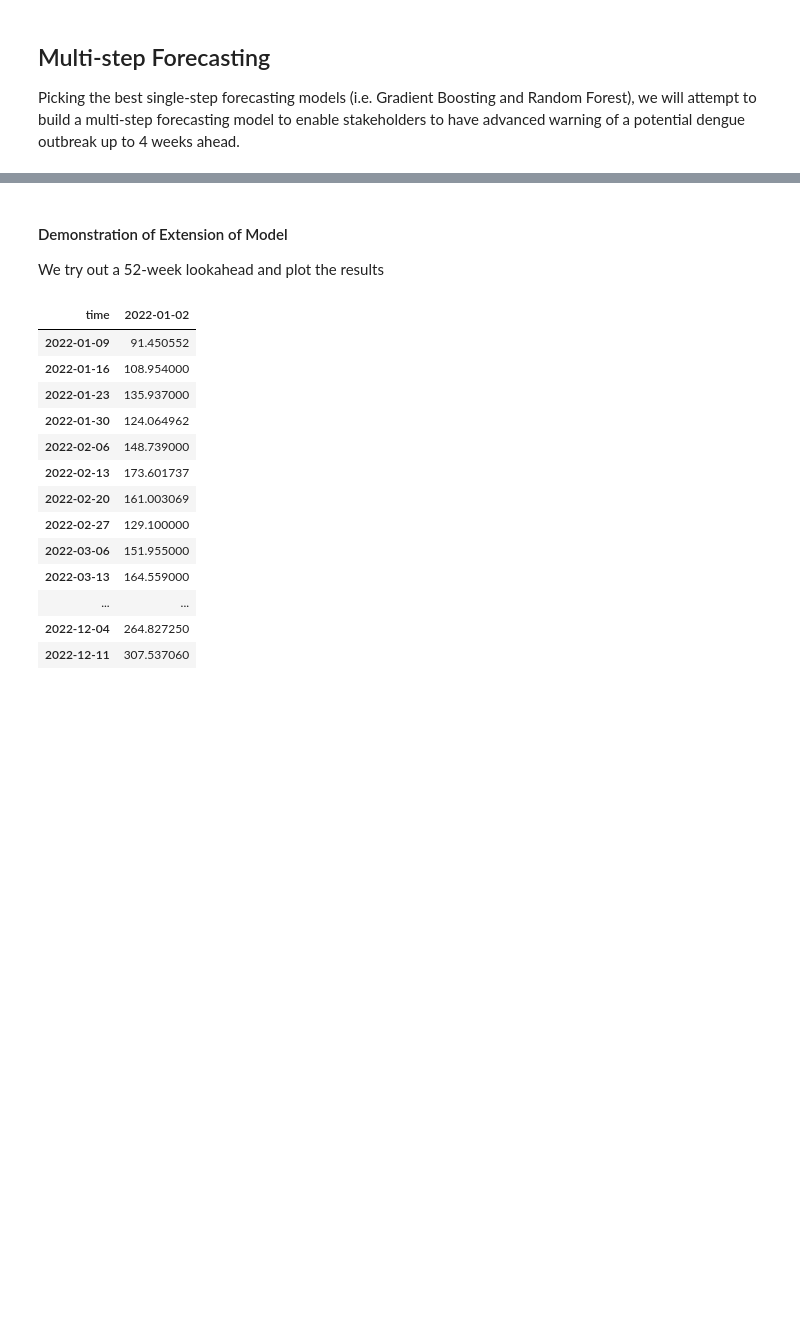
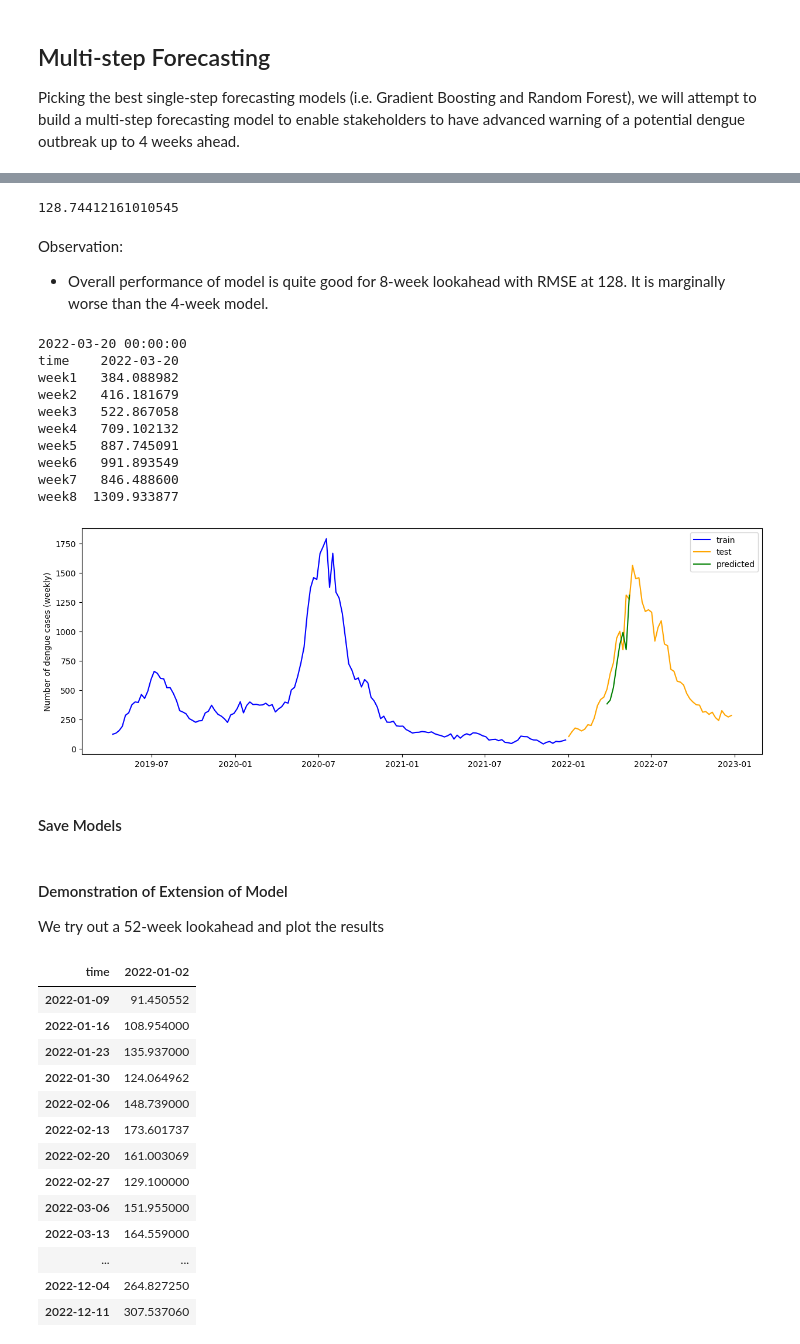
Before and after one commit to sherenaLIM/Predictive-Model-for-Dengue-Forked, a Jupyter notebook: code/prediction_model.ipynb, the cells around one changed output, grey strips where cells are left out. Cells and saved outputs as stored; diff of their text form; code cells hidden in the pictures; blank space fills up the shorter version.

```diff
--- a/code/prediction_model.ipynb
+++ b/code/prediction_model.ipynb
@@ -822,0 +691,13 @@ Observation:
+# %%
+# define the number of weeks lookahead
+weeksahead = 8
+# %%
+# instantiate the custom model object
+model_8wk_lookahead = DengueModel(model_list, searchgrid=model_searchgrid, weeks=weeksahead)
+# %%
+# drop any remaining NA values
+dataset = data.dropna()
+# %%
+%%time
+# fit model
+model_8wk_lookahead.fit(dataset.drop(columns='dengue_cases'), dataset['dengue_cases'])
@@ -822,0 +707,32 @@ Observation:
+# %%
+# compute RMSE of model, note that the X variable has [:-weeksahead] to factor in that
+# the prediction is weeksahead steps into the future
+model_8wk_lookahead.score(test.drop(columns='dengue_cases'), test['dengue_cases'])
+# %% [output]
+128.74412161010545
+# %% [markdown]
+Observation:
+
+- Overall performance of model is quite good for 8-week lookahead with RMSE at 128. It is marginally worse than the 4-week model.
+# %%
+start_point_data = data_subset.loc[[get_date_index(12, 2022)],:].drop(columns='dengue_cases')
+print(get_date_index(12,2022))
+pred = model_8wk_lookahead.predict(start_point_data).T
+print(pred)
+pred.index = pd.date_range(start=start_point_data.index[0], periods=model_8wk_lookahead.weeks+1, freq='W')[1:]
+
+train_test_plot(train[['dengue_cases']], test[['dengue_cases']], pred)
+# %% [output]
+2022-03-20 00:00:00
+time    2022-03-20
+week1   384.088982
+week2   416.181679
+week3   522.867058
+week4   709.102132
+week5   887.745091
+week6   991.893549
+week7   846.488600
+week8  1309.933877
+[figure, added]
+# %% [markdown]
+#### Save Models
```
Also changed, not shown: parts of 71 cells of this notebook, 4 other files.
